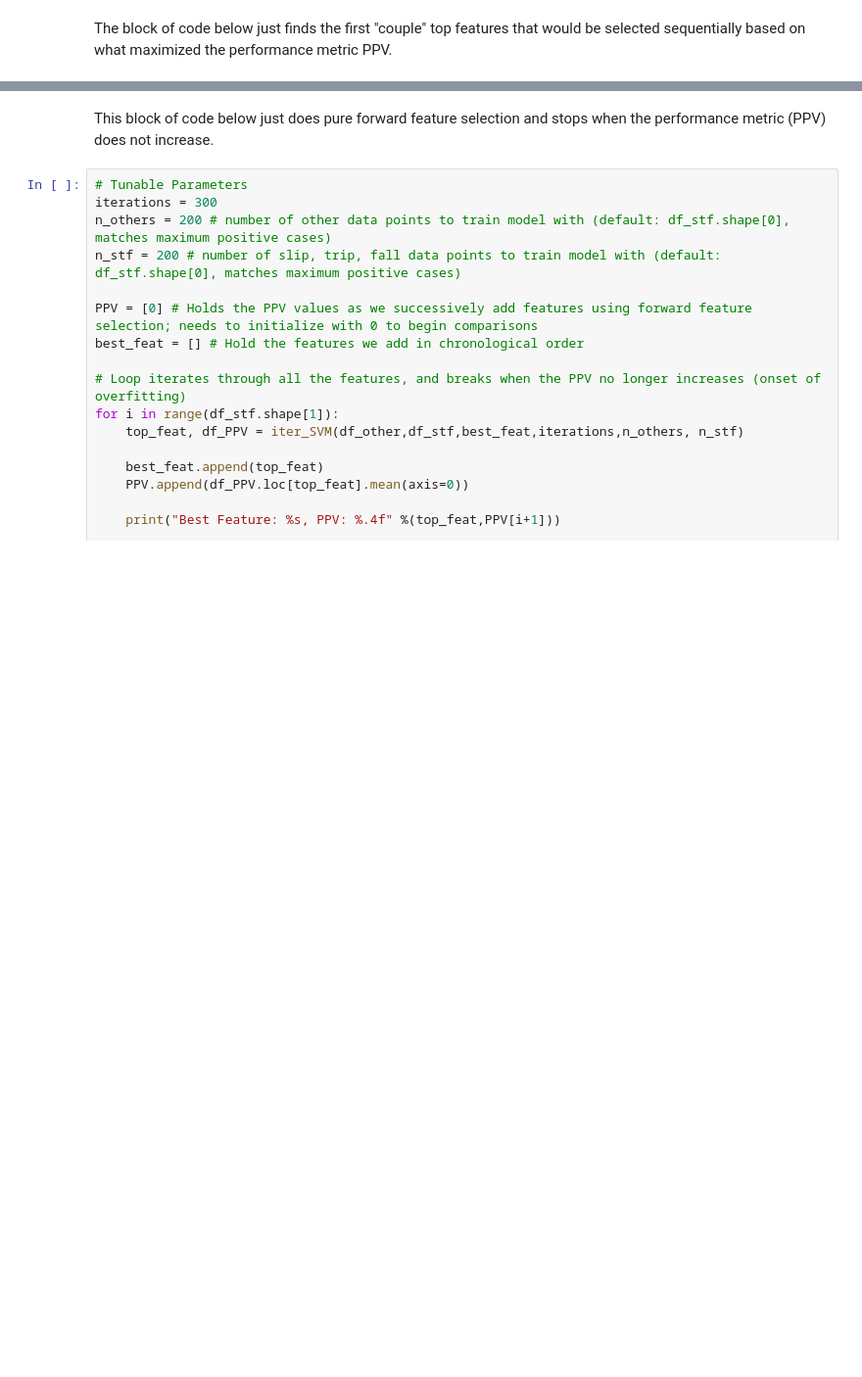
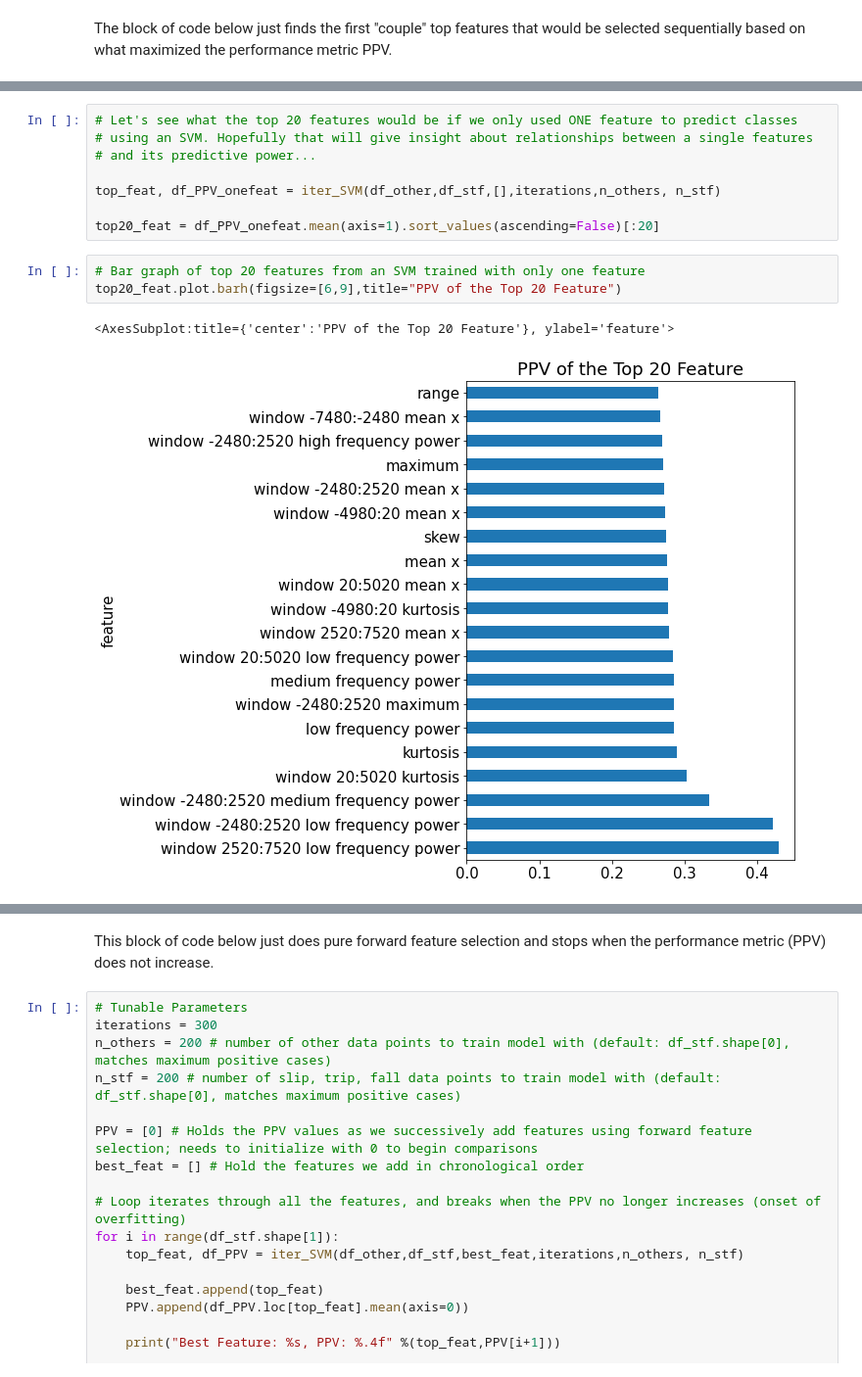
Before and after one commit to nikdata/human-activity-recognition, a Jupyter notebook: exploration_and_visualization/SVM_FeatureSelection.ipynb, the cells around one changed output, grey strips where cells are left out. Shown at 98% size. Drawn from its saved outputs; the diff is of its cells as text; blank space fills up the shorter version.

```diff
--- a/exploration_and_visualization/SVM_FeatureSelection.ipynb
+++ b/exploration_and_visualization/SVM_FeatureSelection.ipynb
@@ -171,0 +151,14 @@ AttributeError: 'list' object has no attribute 'figsize'
+# %%
+# Let's see what the top 20 features would be if we only used ONE feature to predict classes
+# using an SVM. Hopefully that will give insight about relationships between a single features
+# and its predictive power...
+
+top_feat, df_PPV_onefeat = iter_SVM(df_other,df_stf,[],iterations,n_others, n_stf)
+
+top20_feat = df_PPV_onefeat.mean(axis=1).sort_values(ascending=False)[:20]
+# %%
+# Bar graph of top 20 features from an SVM trained with only one feature
+top20_feat.plot.barh(figsize=[6,9],title="PPV of the Top 20 Feature")
+# %% [output]
+<AxesSubplot:title={'center':'PPV of the Top 20 Feature'}, ylabel='feature'>
+[figure, added]
```
Also changed, not shown: parts of 7 cells of this notebook.
